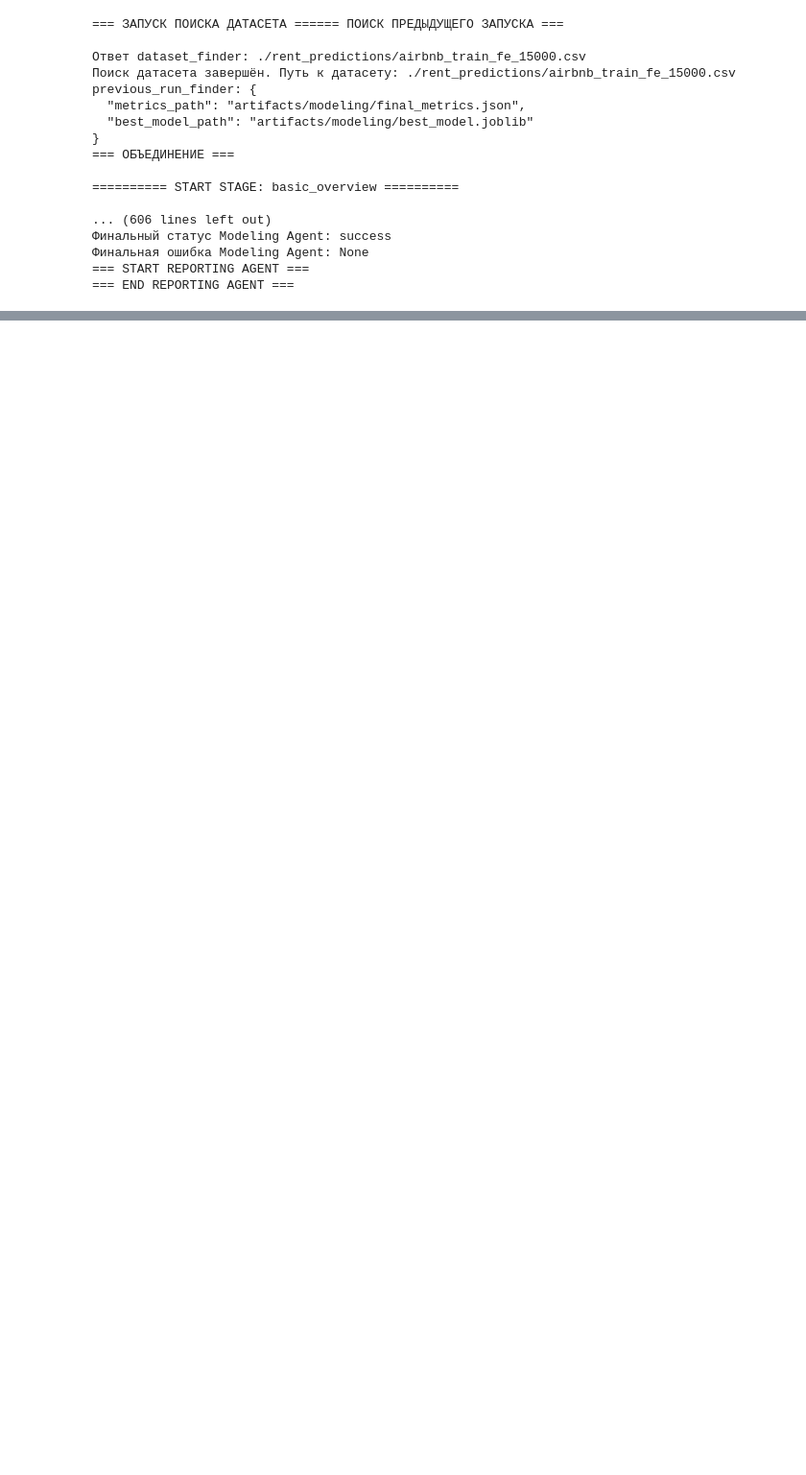
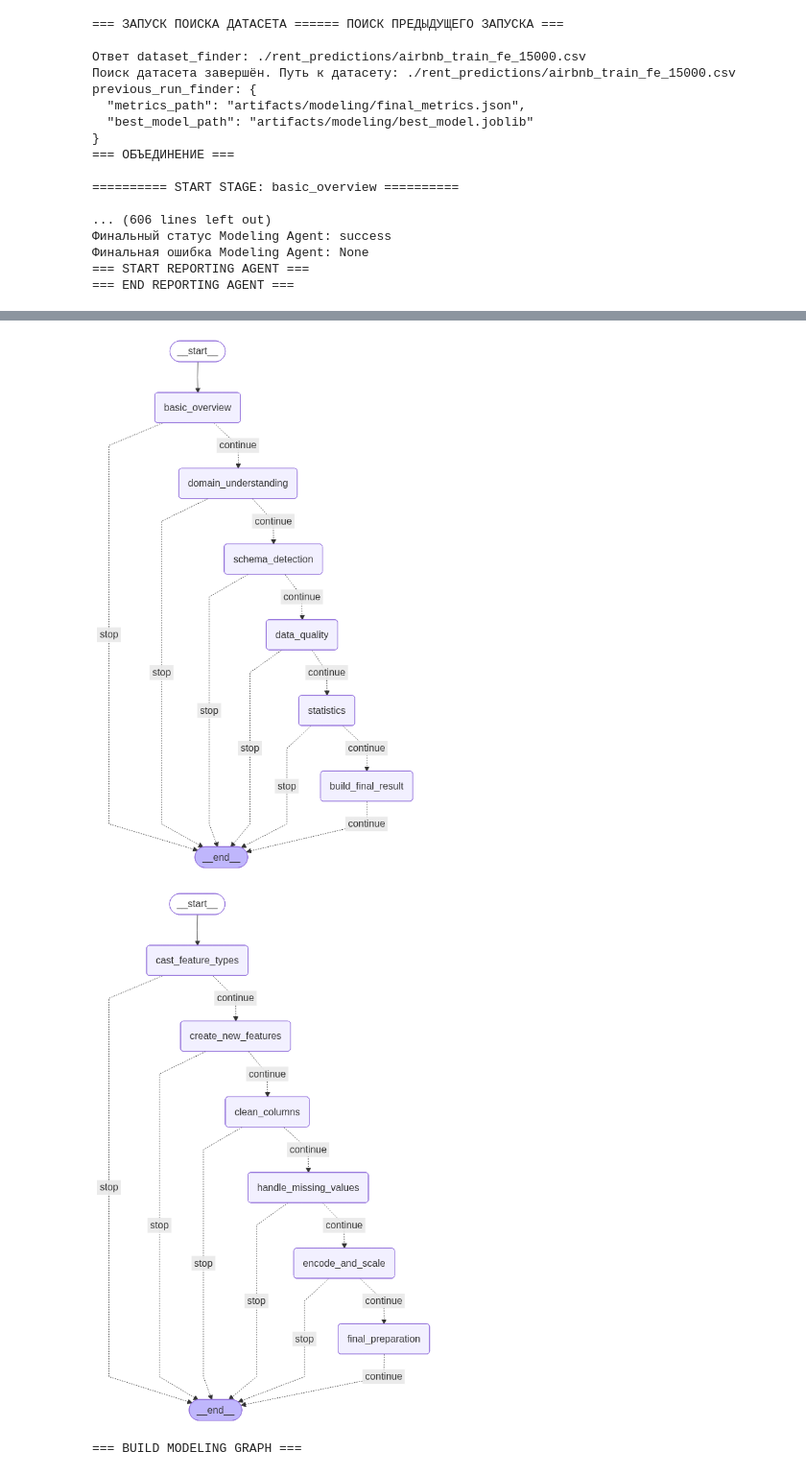
Before and after one commit to lezzzl/ai_agents_for_smadimo, a Jupyter notebook: final.ipynb, the cells around one changed output, grey strips where cells are left out. Shown at 96% size. Saved outputs shown, nothing was run; the diff lists cells and outputs as text; code cells hidden in the pictures; blank space fills up the shorter version.

```diff
--- a/final.ipynb
+++ b/final.ipynb
@@ -4947,0 +4934,8 @@ final_state
+# %%
+display(Image(build_data_description_graph().get_graph(xray=True).draw_mermaid_png()))
+display(Image(build_data_preparation_graph().get_graph(xray=True).draw_mermaid_png()))
+display(Image(build_modeling_graph().get_graph(xray=True).draw_mermaid_png()))
+# %% [output]
+[figure, added]
+[figure, added]
+=== BUILD MODELING GRAPH ===
```
Also changed, not shown: parts of 4 cells of this notebook.
